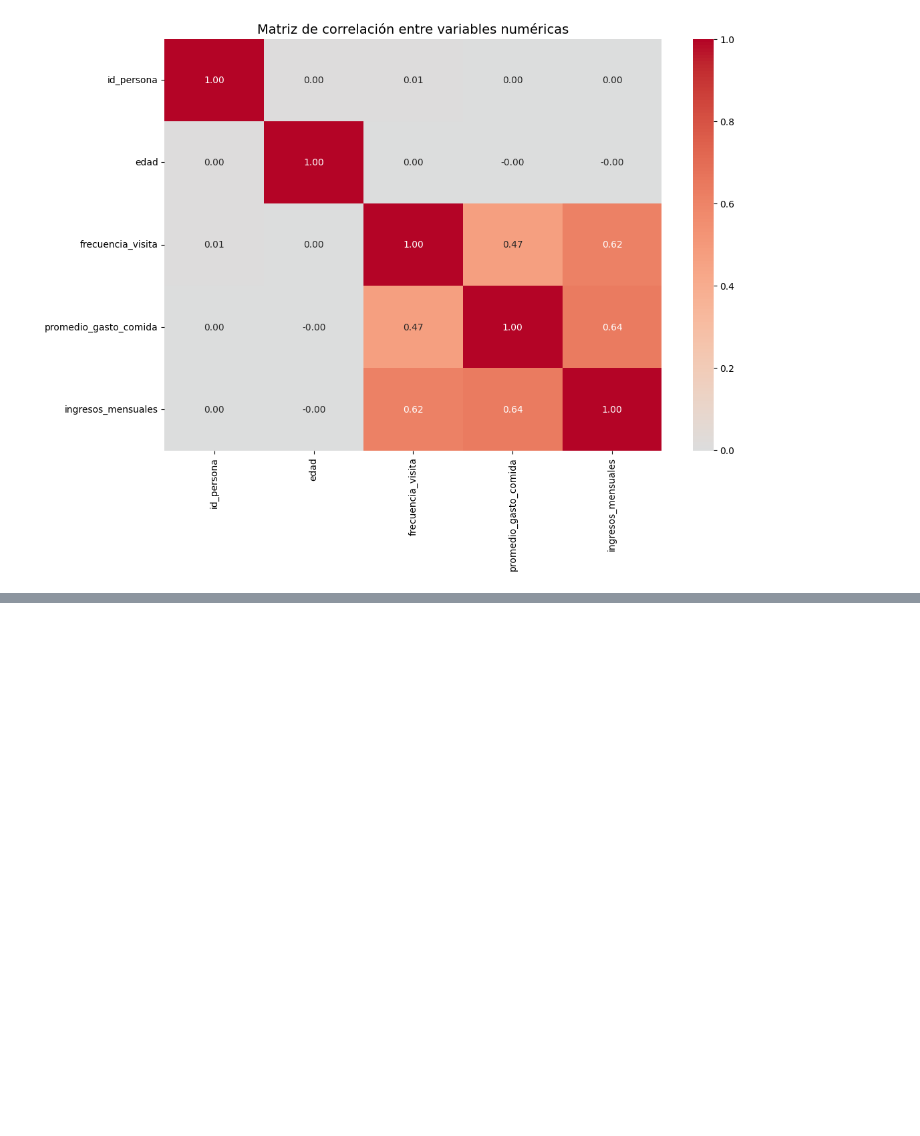
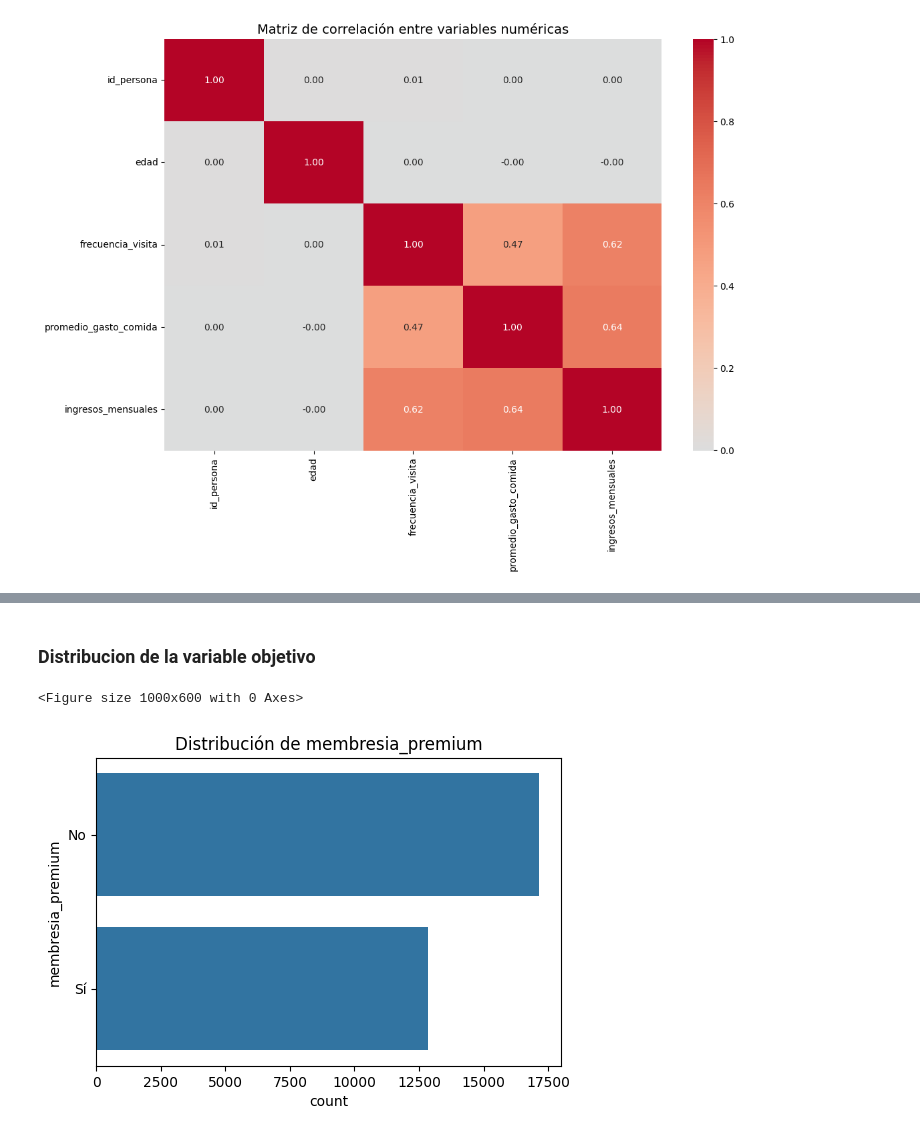
Before and after one commit to 1pperalta/mlops_final, a Jupyter notebook: notebooks/exp.ipynb, the cells around one changed output, grey strips where cells are left out. Saved outputs shown, nothing was run; the diff lists cells and outputs as text; code cells hidden in the pictures; blank space fills up the shorter version.

```diff
--- a/notebooks/exp.ipynb
+++ b/notebooks/exp.ipynb
@@ -220,0 +260,11 @@ plt.show()
+# %% [markdown]
+### Distribucion de la variable objetivo
+# %%
+plt.figure(figsize=(10, 6))
+plt.figure(figsize=(6,4))
+sns.countplot(y=df["membresia_premium"], order=df["membresia_premium"].value_counts().index)
+plt.title(f"Distribución de membresia_premium")
+plt.show()
+# %% [output]
+<Figure size 1000x600 with 0 Axes>
+[figure, added]
```
Also changed, not shown: parts of 8 cells of this notebook.
